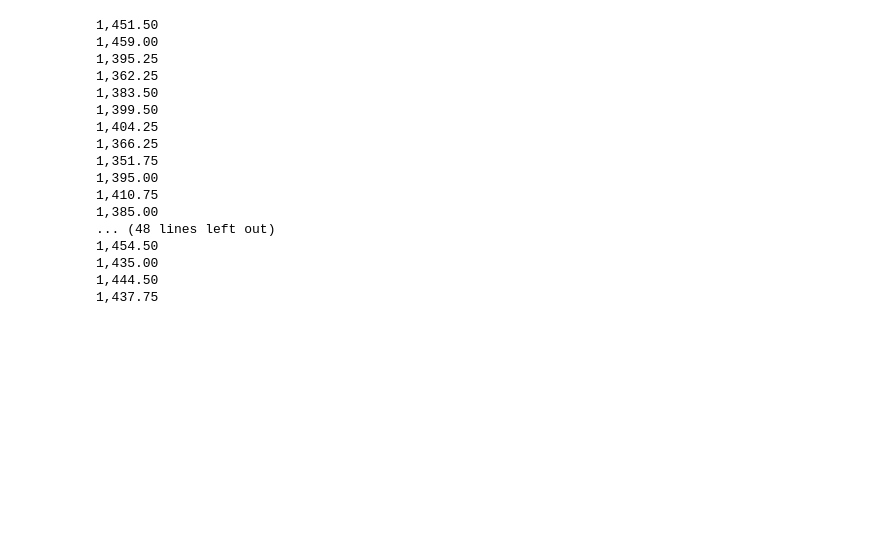
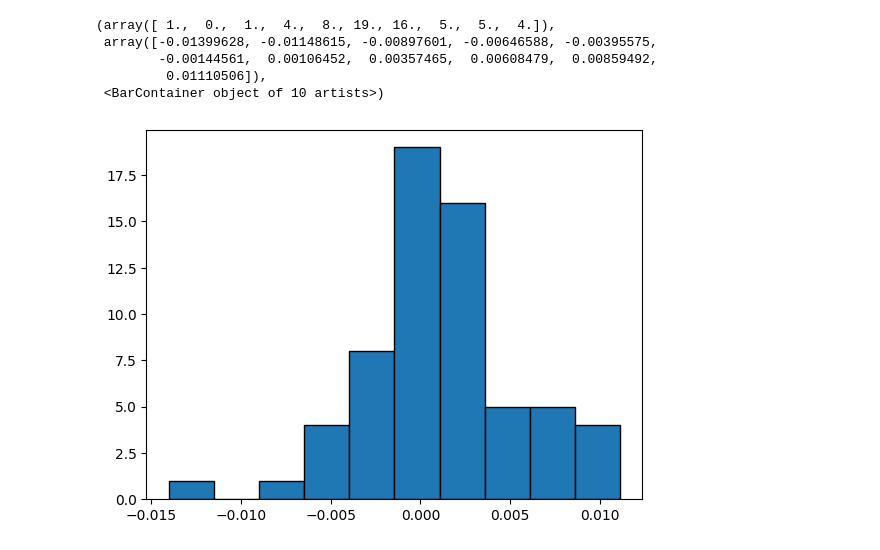
Before and after one commit to fgDotTex/EO_Black76_AssumptionTesting, a Jupyter notebook: BlackModel_AssumptionTesting.ipynb, the cells around one changed output. Cells and saved outputs as stored; diff of their text form; code cells hidden in the pictures; blank space fills up the shorter version.

```diff
--- a/BlackModel_AssumptionTesting.ipynb
+++ b/BlackModel_AssumptionTesting.ipynb
@@ -171,21 +89,10 @@ print(type(logRets))
-# %%
-for i in data["data"]:
-    print(i["lastPrice"])
-# %% [output]
-1,451.50
-1,459.00
-1,395.25
-1,362.25
-1,383.50
-1,399.50
-1,404.25
-1,366.25
-1,351.75
-1,395.00
-1,410.75
-1,385.00
-... (48 lines left out)
-1,454.50
-1,435.00
-1,444.50
-1,437.75
+# %%
+import matplotlib.pyplot as plt
+plt.hist(df["logReturns"], edgecolor='black')
+# %% [output]
+(array([ 1.,  0.,  1.,  4.,  8., 19., 16.,  5.,  5.,  4.]),
+ array([-0.01399628, -0.01148615, -0.00897601, -0.00646588, -0.00395575,
+        -0.00144561,  0.00106452,  0.00357465,  0.00608479,  0.00859492,
+         0.01110506]),
+ <BarContainer object of 10 artists>)
+[figure, added]
```
Also changed, not shown: parts of 29 cells of this notebook, 2 other files.
